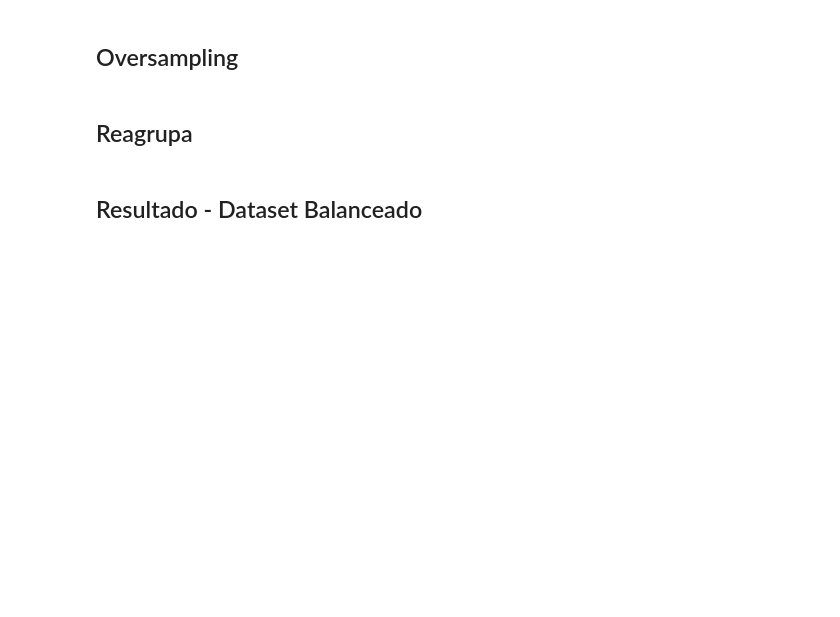
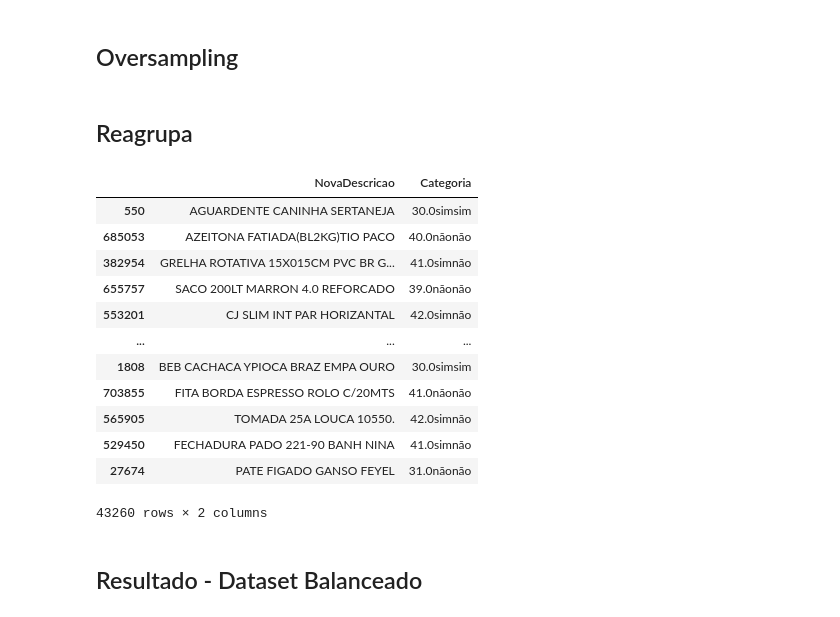
Before and after one commit to svponte/mdm, a Jupyter notebook: main.ipynb, the cells around one changed output. Saved outputs shown, nothing was run; the diff lists cells and outputs as text; code cells hidden in the pictures; blank space fills up the shorter version.

```diff
--- a/main.ipynb
+++ b/main.ipynb
@@ -154,3 +204,19 @@ dfAjustado = pd.concat([df_class_0, df_class_1, df_class_2, df_class_3, df_class
+# %%
+dfAjustado
+# %% [output]
+|  | NovaDescricao | Categoria |
+| 550 | AGUARDENTE CANINHA SERTANEJA | 30.0simsim |
+| 685053 | AZEITONA FATIADA(BL2KG)TIO PACO | 40.0nãonão |
+| 382954 | GRELHA ROTATIVA 15X015CM PVC BR G... | 41.0simnão |
+| 655757 | SACO 200LT MARRON 4.0 REFORCADO | 39.0nãonão |
+| 553201 | CJ SLIM INT PAR HORIZANTAL | 42.0simnão |
+| ... | ... | ... |
+| 1808 | BEB CACHACA YPIOCA BRAZ EMPA OURO | 30.0simsim |
+| 703855 | FITA BORDA ESPRESSO ROLO C/20MTS | 41.0nãonão |
+| 565905 | TOMADA 25A LOUCA 10550. | 42.0simnão |
+| 529450 | FECHADURA PADO 221-90 BANH NINA | 41.0simnão |
+| 27674 | PATE FIGADO GANSO FEYEL | 31.0nãonão |
+43260 rows × 2 columns
 # %% [markdown]
 ## Resultado - Dataset Balanceado
 # %%
```
Also changed, not shown: parts of 25 cells of this notebook, 3 other files.
